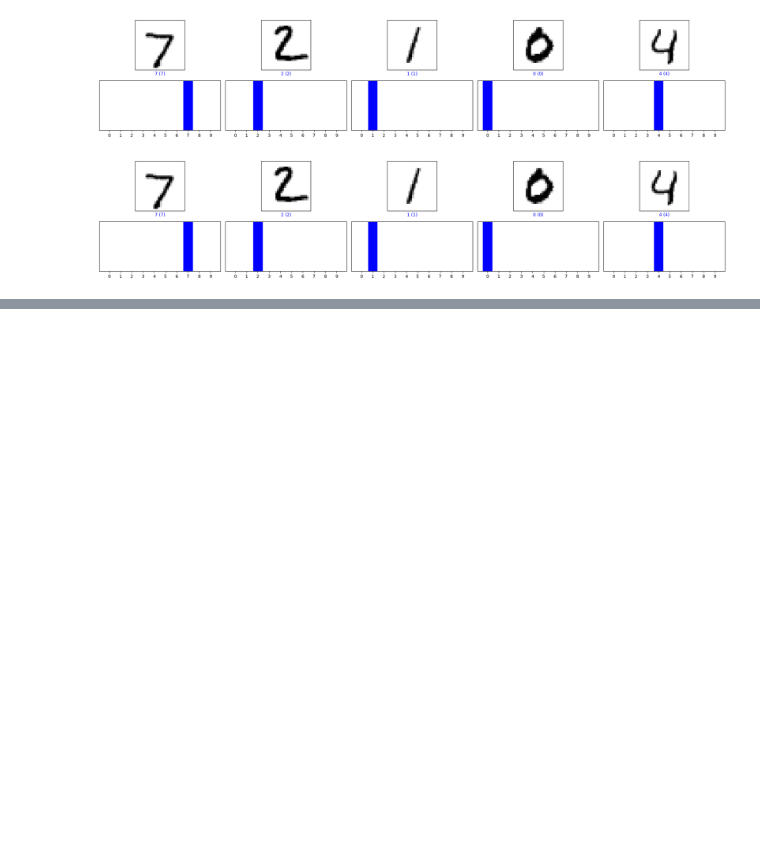
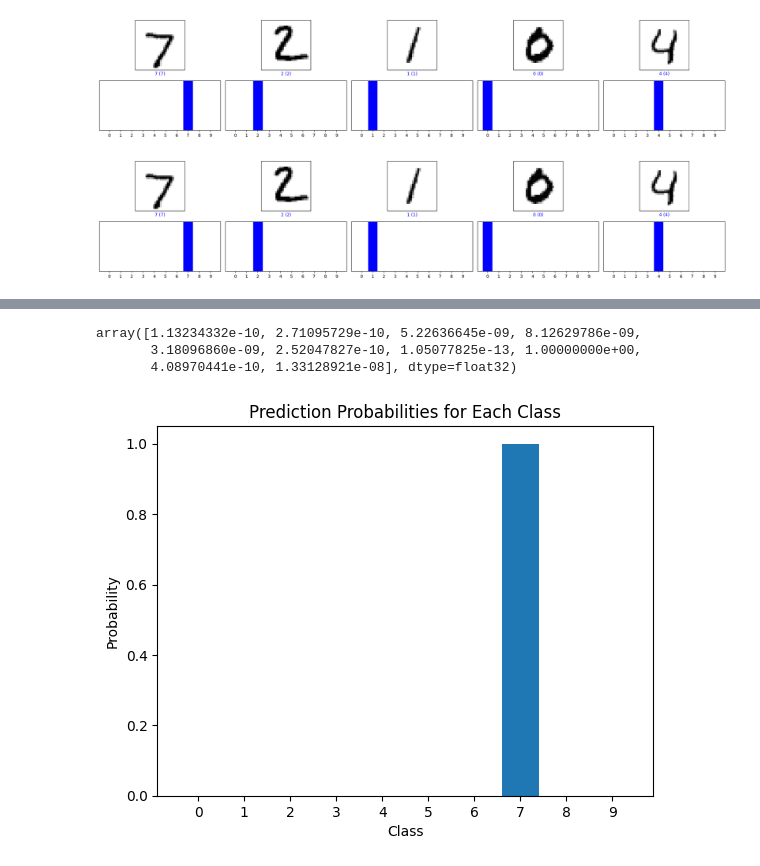
Before and after one commit to nguyenvanhuy0612/DL-1, a Jupyter notebook: MNIST-scratch/Mnist-from-scratch-numpy.ipynb, the cells around one changed output, grey strips where cells are left out. Drawn from its saved outputs; the diff is of its cells as text; code cells hidden in the pictures; blank space fills up the shorter version.

```diff
--- a/MNIST-scratch/Mnist-from-scratch-numpy.ipynb
+++ b/MNIST-scratch/Mnist-from-scratch-numpy.ipynb
@@ -786,0 +1160,3 @@ plt.show()
+# %%
+one_image = np.expand_dims(x_test[0], 0)
+one_image.shape
@@ -786,0 +1165,3 @@ plt.show()
+# %%
+prediction = model.predict(one_image)
+prediction
@@ -786,0 +1173,20 @@ plt.show()
+# %%
+predicted_probabilities = prediction[0]
+predicted_probabilities
+# %% [output]
+array([1.13234332e-10, 2.71095729e-10, 5.22636645e-09, 8.12629786e-09,
+       3.18096860e-09, 2.52047827e-10, 1.05077825e-13, 1.00000000e+00,
+       4.08970441e-10, 1.33128921e-08], dtype=float32)
+# %%
+# Labels for the x-axis (digits 0-9 for MNIST)
+labels = np.arange(10)
+
+# Plot the bar chart
+plt.bar(labels, predicted_probabilities)
+plt.xlabel('Class')
+plt.ylabel('Probability')
+plt.title('Prediction Probabilities for Each Class')
+plt.xticks(labels)  # Set the x-axis labels to be the class labels (0-9)
+plt.show()
+# %% [output]
+[figure, added]
```
Also changed, not shown: parts of 30 cells of this notebook, 5 other files.
